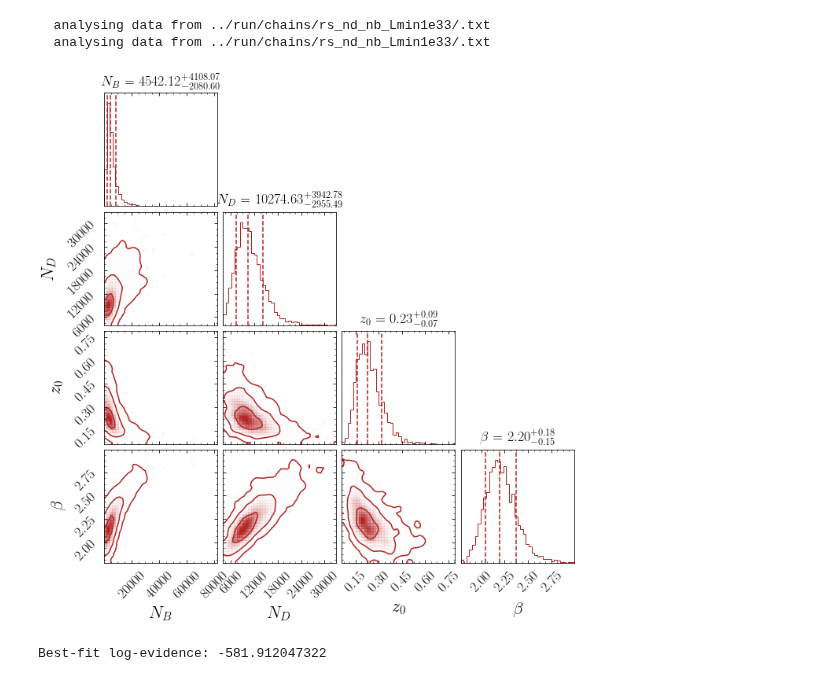
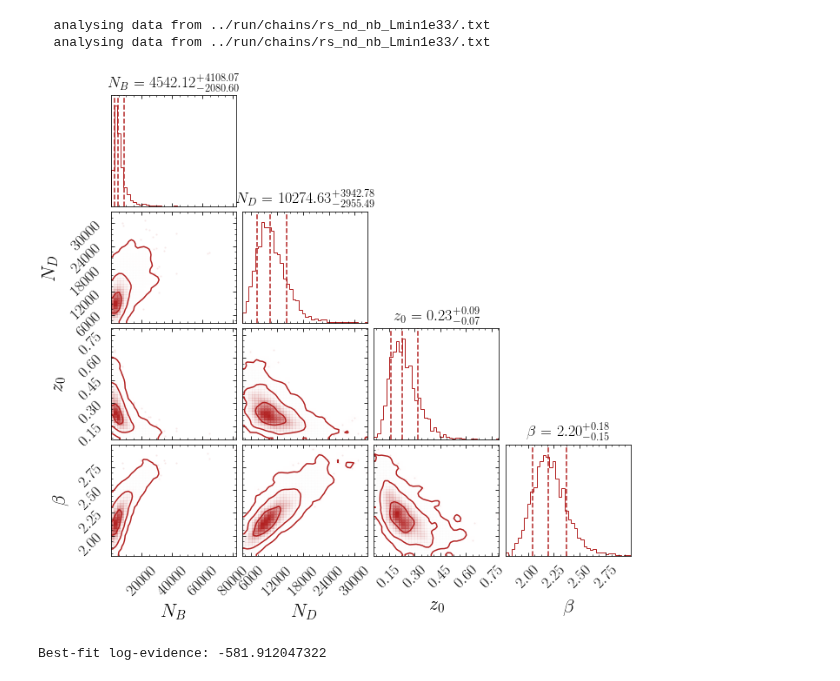
Before and after one commit to bsafdi/GCE-2FIG, a Jupyter notebook: notebooks/4_2_Full_Scans_VaryLmin.ipynb, the cells around one changed output. Cells and saved outputs as stored; diff of their text form; code cells hidden in the pictures.

```diff
--- a/notebooks/4_2_Full_Scans_VaryLmin.ipynb
+++ b/notebooks/4_2_Full_Scans_VaryLmin.ipynb
@@ -182,9 +185,10 @@ lge_nd_nb_global = np.array(rs_nd_nb.get_global_lge(chains_dir=chains_dir))
   analysing data from ../run/chains/rs_nd_nb_Lmin1e33/.txt
 # %%
 rs_nd_nb.plot_corner(labels = ['$N_B$','$N_D$','$z_0$','$\\beta$'], chains_dir=chains_dir)
-plt.savefig("plots/rs_nd_nb_Lmin1e33")
+plt.subplots_adjust(bottom = .2)
+plt.savefig("plots/rs_nd_nb_Lmin1e33.pdf")
 # %% [output]
-[figure, old version]
+[figure, new version]
 # %%
 print "Best-fit log-evidence:",2*lge_nd_nb
 # %% [output]
```
Also changed, not shown: parts of 3 cells of this notebook, 13 other files.
